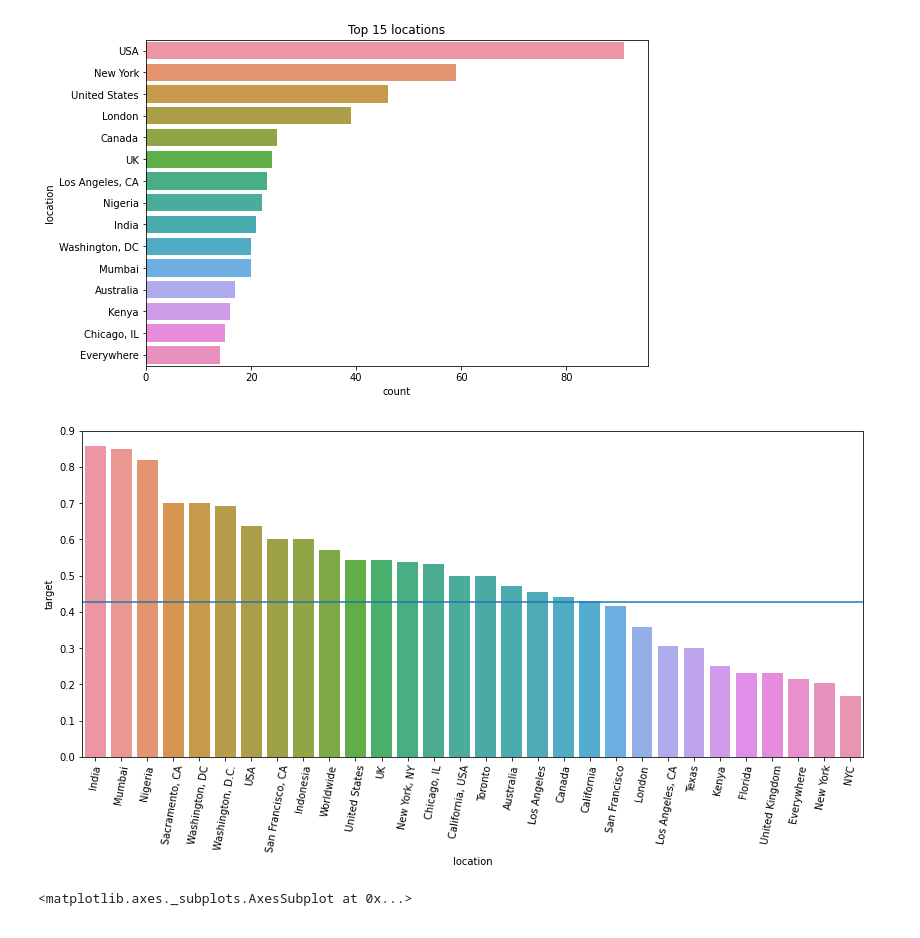
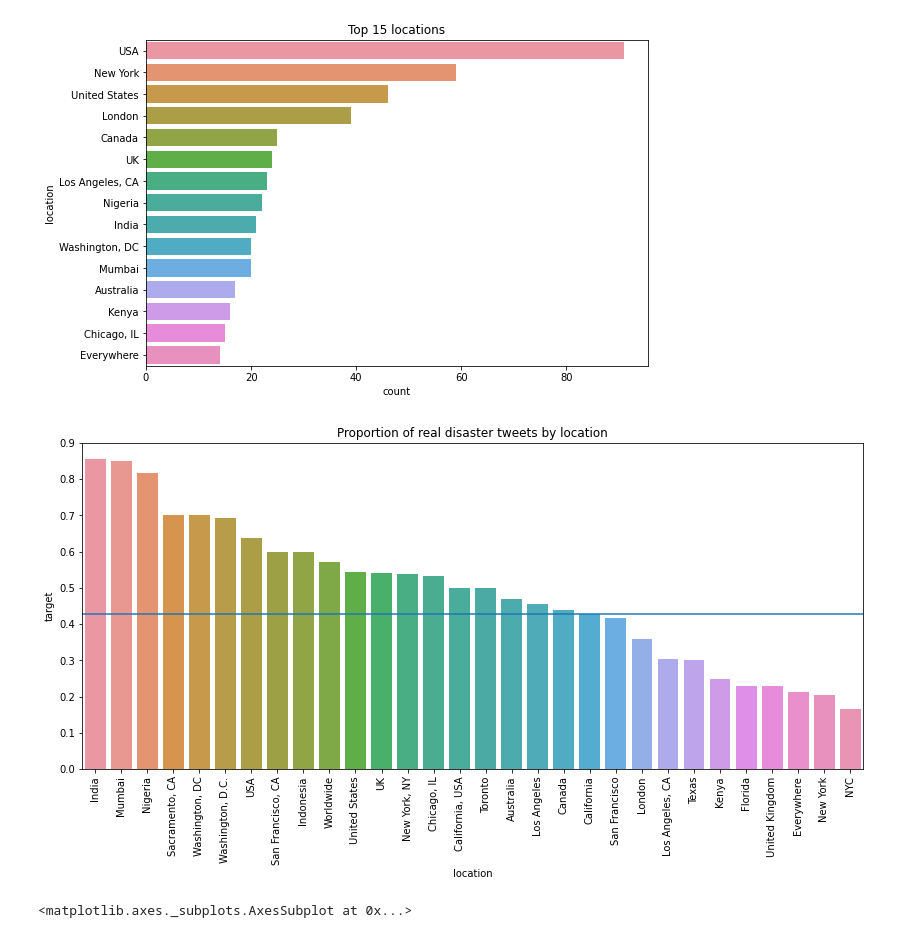
Before and after one commit to KVVisDon/Data-Mining-Project, a Jupyter notebook: code/Team_Microsoft.ipynb, the cells around one changed output. Saved outputs shown, nothing was run; the diff lists cells and outputs as text; code cells hidden in the pictures.

```diff
--- a/code/Team_Microsoft.ipynb
+++ b/code/Team_Microsoft.ipynb
@@ -252,21 +283,21 @@ plt.show()
 # %%
 # Proportion of real disasters by location
 # Note that New York, NY is above the average, but New York & NYC are on the right end.
-# src: https://www.kaggle.com/holfyuen/basic-nlp-on-disaster-tweets
+# Adapted from: https://www.kaggle.com/holfyuen/basic-nlp-on-disaster-tweets
 
 raw_loc = df.location.value_counts()
 top_loc = list(raw_loc[raw_loc>=10].index)
 top_only = df[df.location.isin(top_loc)]
 
 top_l = top_only.groupby('location').mean()['target'].sort_values(ascending=False)
 plt.figure(figsize=(14,6))
 sns.barplot(x=top_l.index, y=top_l)
 plt.axhline(np.mean(df.target)) # add the mean to see where each location stands
-plt.xticks(rotation=80)
+plt.xticks(rotation=90)
 plt.title('Proportion of real disaster tweets by location')
 plt.show()
 # %% [output]
-[figure, old version]
+[figure, new version]
 # %%
 #using pivot tables to find the number of times a particular keyword is mentioned in 1 specific location
 pivot=pd.pivot_table(
```
Also changed, not shown: parts of 7 cells of this notebook.
